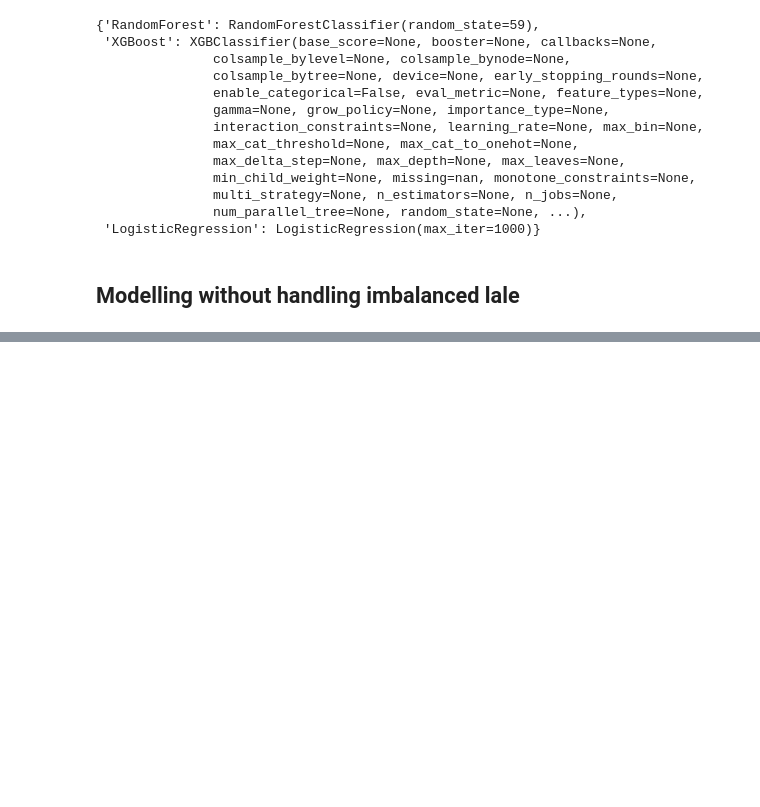
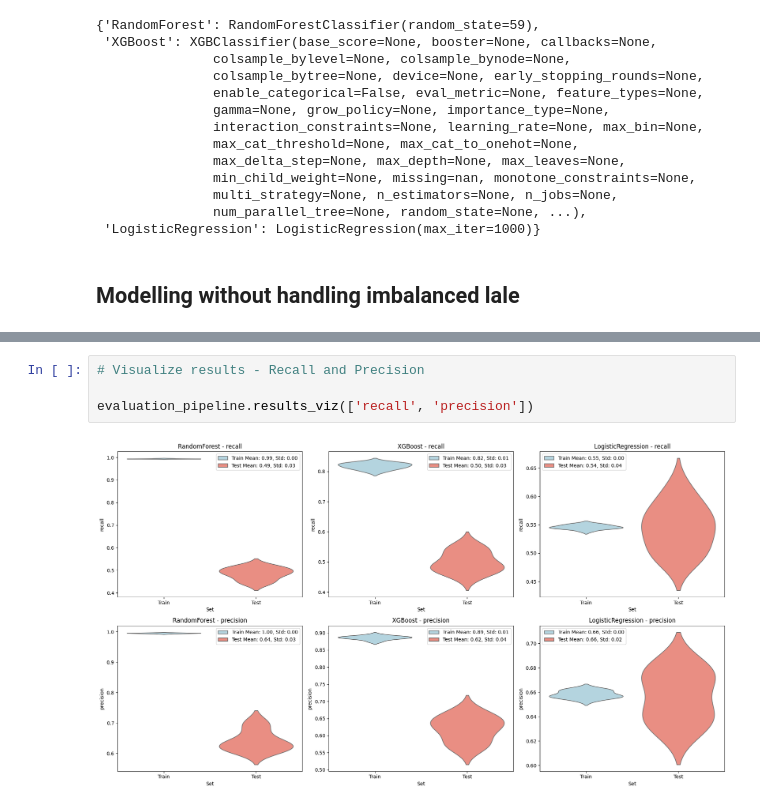
Before and after one commit to Silvano315/Churn-Prediction-with-SHAP, a Jupyter notebook: Classification.ipynb, the cells around one changed output, grey strips where cells are left out. Saved outputs shown, nothing was run; the diff lists cells and outputs as text; blank space fills up the shorter version.

```diff
--- a/Classification.ipynb
+++ b/Classification.ipynb
@@ -47,0 +77,6 @@ evaluation_pipeline.models
+# %%
+# Visualize results - Recall and Precision
+
+evaluation_pipeline.results_viz(['recall', 'precision'])
+# %% [output]
+[figure, added]
```
Also changed, not shown: parts of 6 cells of this notebook.
